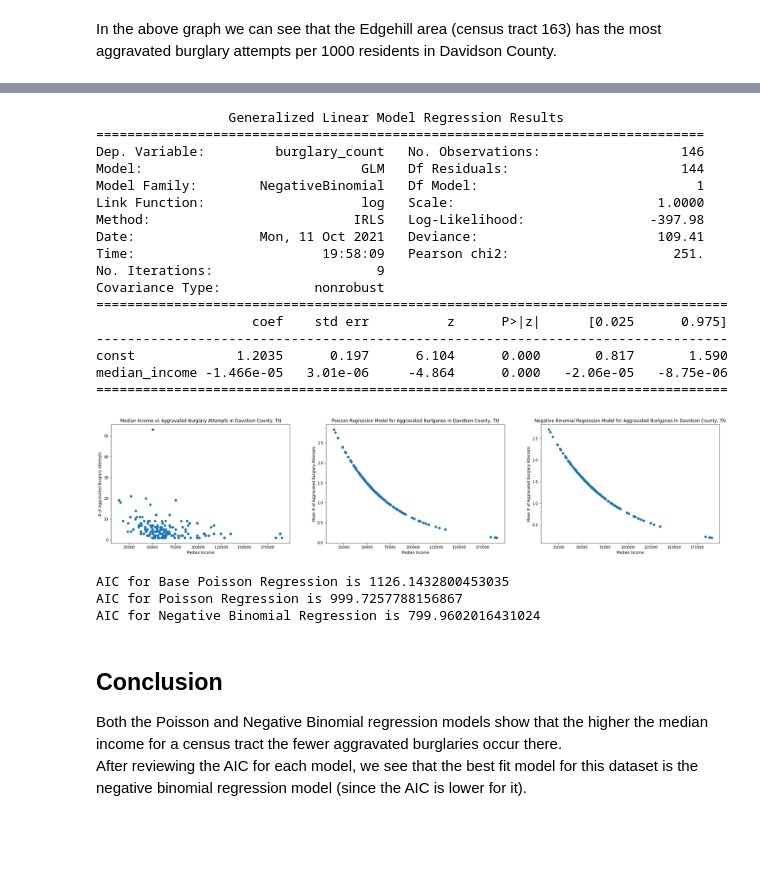
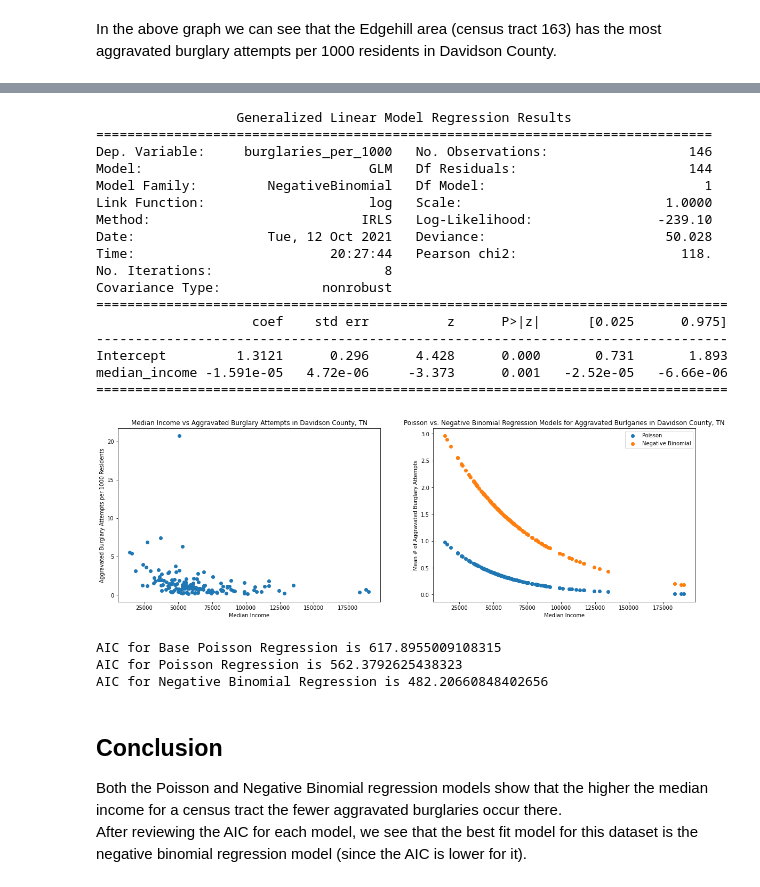
Before and after one commit to jrioross/nashville-burglaries, a Jupyter notebook: notebooks/Habeeb-Branch.ipynb, the cells around one changed output, grey strips where cells are left out. Cells and saved outputs as stored; diff of their text form; code cells hidden in the pictures; blank space fills up the shorter version.

Commit message:
Fixed some errors in my statistical models that were causing AIC values to be higher

```diff
--- a/notebooks/Habeeb-Branch.ipynb
+++ b/notebooks/Habeeb-Branch.ipynb
@@ -212,7 +212,7 @@ In the above graph we can see that the Edgehill area (census tract 163) has the
 tn_condensed = tn.drop_duplicates(subset='TRACT_NAME')
 # %%
 # Build a base Poisson regression model with target variable equal to burglaries per census tract and offset by population
-posreg_burglaries = (sm.GLM(endog = tn_condensed['burglary_count'],
+posreg_burglaries = (sm.GLM(endog = tn_condensed['burglaries_per_1000'],
                             offset = np.log(tn_condensed['population'] / 1000),
                             exog = sm.add_constant(tn_condensed[[]]),
                             family = sm.families.Poisson())
@@ -239,7 +239,7 @@ const          0.2354      0.035      6.749      0.000       0.167       0.304
 # %%
 # Build a Poisson regression model with target variable = burglaries per census tract, predictor variable = median income
 # and offset by population
-posreg_burglaries_median = (sm.GLM(endog = tn_condensed['burglary_count'],
+posreg_burglaries_median = (sm.GLM(endog = tn_condensed['burglaries_per_1000'],
                                    offset = np.log(tn_condensed['population'] / 1000),
                                    exog = sm.add_constant(tn_condensed[['median_income']]),
                                    family = sm.families.Poisson())
@@ -267,78 +267,87 @@ median_income -1.791e-05   1.72e-06    -10.430      0.000   -2.13e-05   -1.45e-0
 # %%
 ## Negative Binomial Model
 
+# Set up the matrices for training the Poisson regression model
+expr = "burglaries_per_1000 ~ median_income"
+y_train, x_train = dmatrices(expr, tn_condensed, return_type='dataframe')
+
+# Train Poisson regression model using training data
+posreg_training = (sm.GLM(y_train,
+                          x_train,
+                          offset = np.log(tn_condensed['population'] / 1000),
+                          family = sm.families.Poisson())
+                   .fit())
+
 # Extract lambda value from poisson regression and save to dataframe
-tn_condensed['LAMBDA'] = posreg_burglaries_median.mu
+tn_condensed['LAMBDA'] = posreg_training.mu
 
 # Calculate values of the dependent variable of the OLS regression
-tn_condensed['AUX_OLS_DEP'] = tn_condensed.apply(lambda x: ((x['burglary_count'] - x['LAMBDA'])**2 - x['LAMBDA']) / x['LAMBDA'], axis=1)
+tn_condensed['AUX_OLS_DEP'] = tn_condensed.apply(lambda x: ((x['burglaries_per_1000'] - x['LAMBDA'])**2 - x['LAMBDA']) / x['LAMBDA'], axis=1)
 
 # Determine alpha value
 ols_expr = """AUX_OLS_DEP ~ LAMBDA - 1"""
 aux_olsr_results = smf.ols(ols_expr, tn_condensed).fit()
 
 # Train the Negative Binomial model on the burglary dataset
-negative_binomial = (sm.GLM(endog = tn_condensed['burglary_count'],
-                                   offset = np.log(tn_condensed['population'] / 1000),
-                                   exog = sm.add_constant(tn_condensed[['median_income']]),
-                                   family=sm.families.NegativeBinomial(alpha=aux_olsr_results.params[0]))
+negative_binomial = (sm.GLM(y_train,
+                            x_train,
+                            family=sm.families.NegativeBinomial(alpha=aux_olsr_results.params[0]))
                             .fit())
 print(negative_binomial.summary())
 # %% [output]
-                 Generalized Linear Model Regression Results
-==============================================================================
-Dep. Variable:         burglary_count   No. Observations:                  146
-Model:                            GLM   Df Residuals:                      144
-Model Family:        NegativeBinomial   Df Model:                            1
-Link Function:                    log   Scale:                          1.0000
-Method:                          IRLS   Log-Likelihood:                -397.98
-Date:                Mon, 11 Oct 2021   Deviance:                       109.41
-Time:                        19:58:09   Pearson chi2:                     251.
-No. Iterations:                     9
-Covariance Type:            nonrobust
+                  Generalized Linear Model Regression Results
+===============================================================================
+Dep. Variable:     burglaries_per_1000   No. Observations:                  146
+Model:                             GLM   Df Residuals:                      144
+Model Family:         NegativeBinomial   Df Model:                            1
+Link Function:                     log   Scale:                          1.0000
+Method:                           IRLS   Log-Likelihood:                -239.10
+Date:                 Tue, 12 Oct 2021   Deviance:                       50.028
+Time:                         20:27:44   Pearson chi2:                     118.
+No. Iterations:                      8
+Covariance Type:             nonrobust
 =================================================================================
                     coef    std err          z      P>|z|      [0.025      0.975]
 ---------------------------------------------------------------------------------
-const             1.2035      0.197      6.104      0.000       0.817       1.590
-median_income -1.466e-05   3.01e-06     -4.864      0.000   -2.06e-05   -8.75e-06
+Intercept         1.3121      0.296      4.428      0.000       0.731       1.893
+median_income -1.591e-05   4.72e-06     -3.373      0.001   -2.52e-05   -6.66e-06
 =================================================================================
 # %%
 # Plot Median Income vs Total Burglary Attempts
 f, axs = plt.subplots(1,2,figsize=(30,6))
 plt.subplot(1, 3, 1)
-plt.scatter(tn_condensed['median_income'], tn_condensed['burglary_count']);
+plt.scatter(tn_condensed['median_income'], tn_condensed['burglaries_per_1000']);
 plt.title("Median Income vs Aggravated Burglary Attempts in Davidson County, TN")
 plt.xlabel("Median Income")
-plt.ylabel("# of Aggravated Burglary Attempts");
+plt.ylabel("Aggravated Burglary Attempts per 1000 Residents");
 
 # Plot Poisson regression results from previous cell
 plt.subplot(1, 3, 2)
 x = tn_condensed['median_income']
-y_poisson = np.exp(1.2970 - (.00001791*x))
-plt.scatter(x, y_poisson)
-plt.title("Poisson Regression Model for Aggravated Burlgaries in Davidson County, TN")
+y_poisson = np.exp(0.3222 - (.00002449*x))
+plt.scatter(x, y_poisson, label = 'Poisson')
 plt.xlabel("Median Income")
 plt.ylabel("Mean # of Aggravated Burglary Attempts");
 
 # Plot Negative Binomial regression results from previous cell
-plt.subplot(1, 3, 3)
 x = tn_condensed['median_income']
-y_neg_binomial = np.exp(1.2035 - (.00001466*x))
-plt.scatter(x, y_neg_binomial)
-plt.title("Negative Binomial Regression Model for Aggravated Burlgaries in Davidson County, TN")
+y_neg_binomial = np.exp(1.3121 - (.00001591*x))
+plt.scatter(x, y_neg_binomial, label = "Negative Binomial")
+plt.title("Poisson vs. Negative Binomial Regression Models for Aggravated Burlgaries in Davidson County, TN")
 plt.xlabel("Median Income")
-plt.ylabel("Mean # of Aggravated Burglary Attempts");
+plt.ylabel("Mean # of Aggravated Burglary Attempts")
+plt.legend();
 # %% [output]
-[figure, old version]
+[figure, new version]
 # %%
 # Compare AIC Values Between Poisson and Negative Binomial Regression Models
 print("AIC for Base Poisson Regression is " + str(posreg_burglaries.aic))
 print("AIC for Poisson Regression is " + str(posreg_burglaries_median.aic))
 print("AIC for Negative Binomial Regression is " + str(negative_binomial.aic))
 # %% [output]
-AIC for Base Poisson Regression is 1126.1432800453035
-AIC for Poisson Regression is 999.7257788156867
-AIC for Negative Binomial Regression is 799.9602016431024
+AIC for Base Poisson Regression is 617.8955009108315
+AIC for Poisson Regression is 562.3792625438323
+AIC for Negative Binomial Regression is 482.20660848402656
 # %% [markdown]
 ## Conclusion
 Both the Poisson and Negative Binomial regression models show that the higher the median income for a census tract the fewer aggravated burglaries occur there.<br>
```
Also changed, not shown: parts of 2 cells of this notebook.
